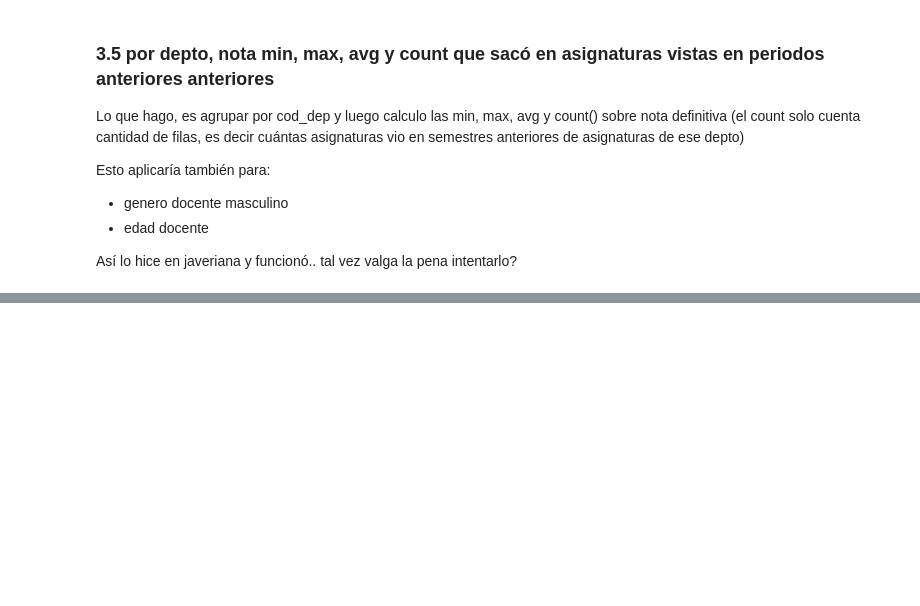
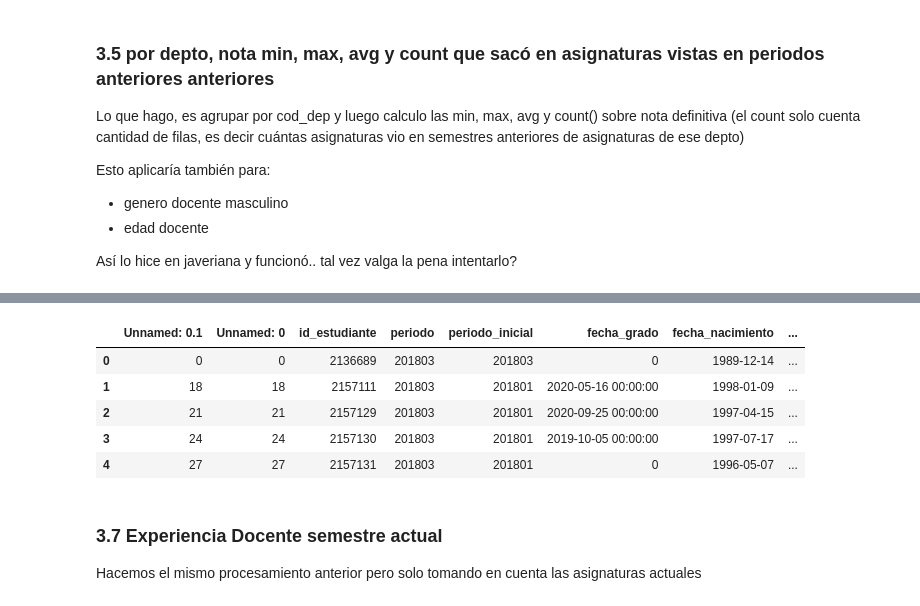
Before and after one commit to jaimereinoso2/UAOPiloto, a Jupyter notebook: detecta_desertores.ipynb, the cells around one changed output, grey strips where cells are left out. Saved outputs shown, nothing was run; the diff lists cells and outputs as text; code cells hidden in the pictures; blank space fills up the shorter version.

```diff
--- a/detecta_desertores.ipynb
+++ b/detecta_desertores.ipynb
@@ -577,8 +613,22 @@ group by id_estudiante, periodo, cod_dep
 temp = pd.read_sql(query, con=motor)
 temp = temp.pivot(index=['id_estudiante','periodo'], columns='cod_dep', values='avg_experiencia').reset_index()
 # si está nulo es porque no la había visto en ese momento.  -10 significará eso
-temp = temp.fillna(-5)
-prefijo = 'exp_doc_avg_'
+temp = temp.fillna(-10)
+prefijo = 'exp_doc_ant_avg_'
 temp.columns = [f'{prefijo}{col}' for col in temp.columns]
-temp = temp.rename(columns={'exp_doc_avg_id_estudiante':'id_estudiante', 'exp_doc_avg_periodo':'periodo'})
+temp = temp.rename(columns={'exp_doc_ant_avg_id_estudiante':'id_estudiante', 'exp_doc_ant_avg_periodo':'periodo'})
 DATOS = DATOS.merge(temp, on=['id_estudiante','periodo'], how='left')
+DATOS = DATOS.fillna(-10)
+# %%
+DATOS.head()
+# %% [output]
+|  | Unnamed: 0.1 | Unnamed: 0 | id_estudiante | periodo | periodo_inicial | fecha_grado | fecha_nacimiento | ... |
+| 0 | 0 | 0 | 2136689 | 201803 | 201803 | 0 | 1989-12-14 | ... |
+| 1 | 18 | 18 | 2157111 | 201803 | 201801 | 2020-05-16 00:00:00 | 1998-01-09 | ... |
+| 2 | 21 | 21 | 2157129 | 201803 | 201801 | 2020-09-25 00:00:00 | 1997-04-15 | ... |
+| 3 | 24 | 24 | 2157130 | 201803 | 201801 | 2019-10-05 00:00:00 | 1997-07-17 | ... |
+| 4 | 27 | 27 | 2157131 | 201803 | 201801 | 0 | 1996-05-07 | ... |
+# %% [markdown]
+### **3.7 Experiencia Docente semestre actual**
+
+Hacemos el mismo procesamiento anterior pero solo tomando en cuenta las asignaturas actuales
```
Also changed, not shown: parts of 10 cells of this notebook, 1 other file.
